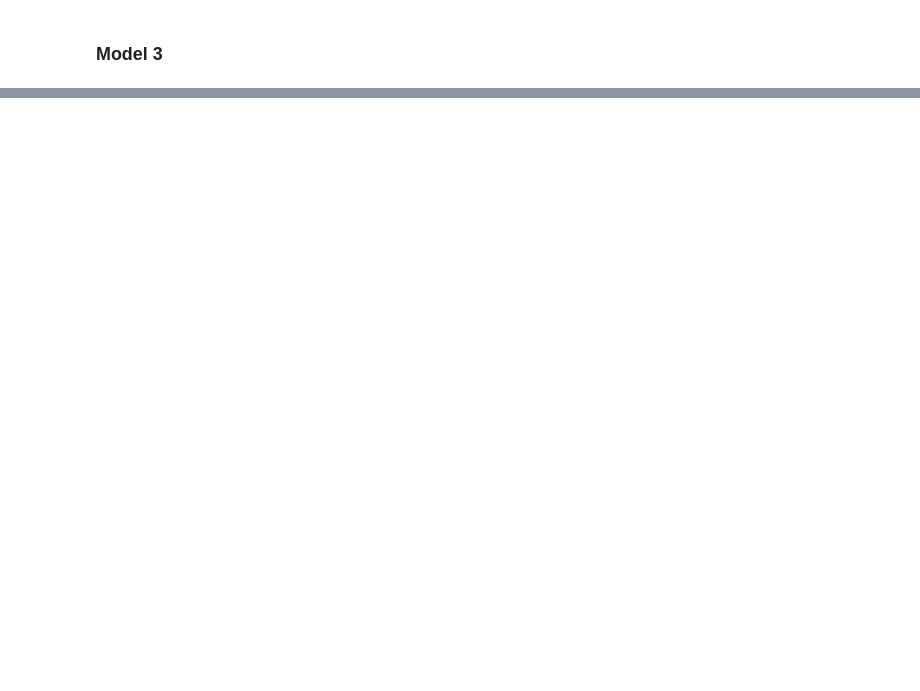
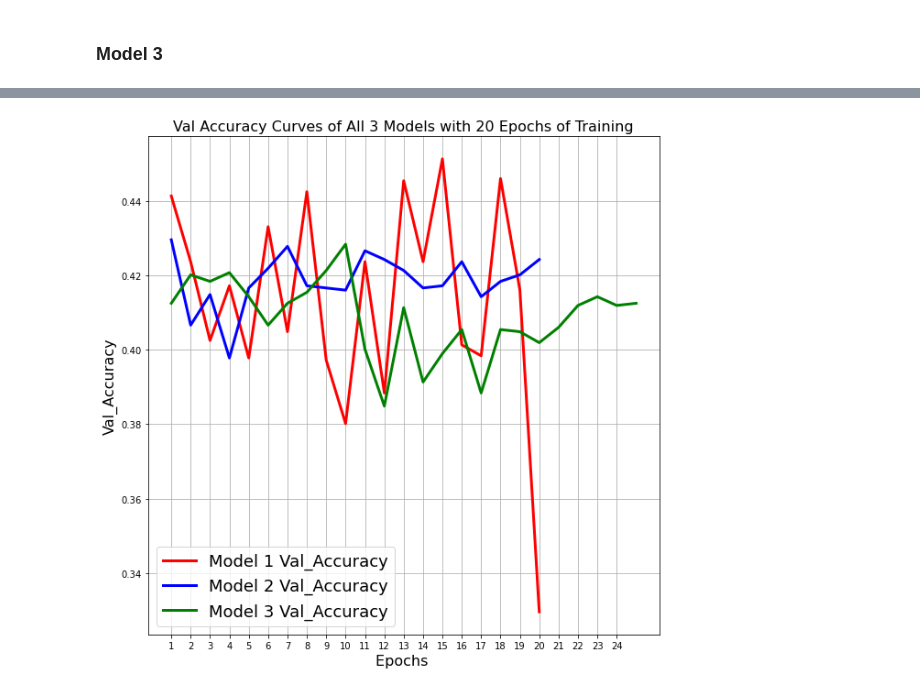
Before and after one commit to Grieze/CSC-767, a Jupyter notebook: Project 1/CNN Project.ipynb, the cells around one changed output, grey strips where cells are left out. Cells and saved outputs as stored; diff of their text form; code cells hidden in the pictures; blank space fills up the shorter version.

```diff
--- a/Project 1/CNN Project.ipynb
+++ b/Project 1/CNN Project.ipynb
@@ -280,0 +336,14 @@ model3.fit(X_train, y_train, batch_size=256, epochs=25,
+# %%
+# Plotting all 3 models val accuracy scores
+plt.figure(figsize=[10,10])
+plt.plot(model1.history['val_accuracy'], 'r', linewidth=3.0)
+plt.plot(model2.history['val_accuracy'],'b',linewidth=3.0)
+plt.plot(model3.history['val_accuracy'],'g',linewidth=3.0)
+plt.legend(['Model 1 Val_Accuracy', 'Model 2 Val_Accuracy', 'Model 3 Val_Accuracy'],fontsize=18)
+plt.xlabel('Epochs ',fontsize=16)
+plt.xticks([i for i in range(0,24)],[i for i in range(1,25)])
+plt.ylabel('Val_Accuracy',fontsize=16)
+plt.title('Val Accuracy Curves of All 3 Models with 20 Epochs of Training',fontsize=16)
+plt.grid()
+# %% [output]
+[figure, added]
```
Also changed, not shown: parts of 20 cells of this notebook.
